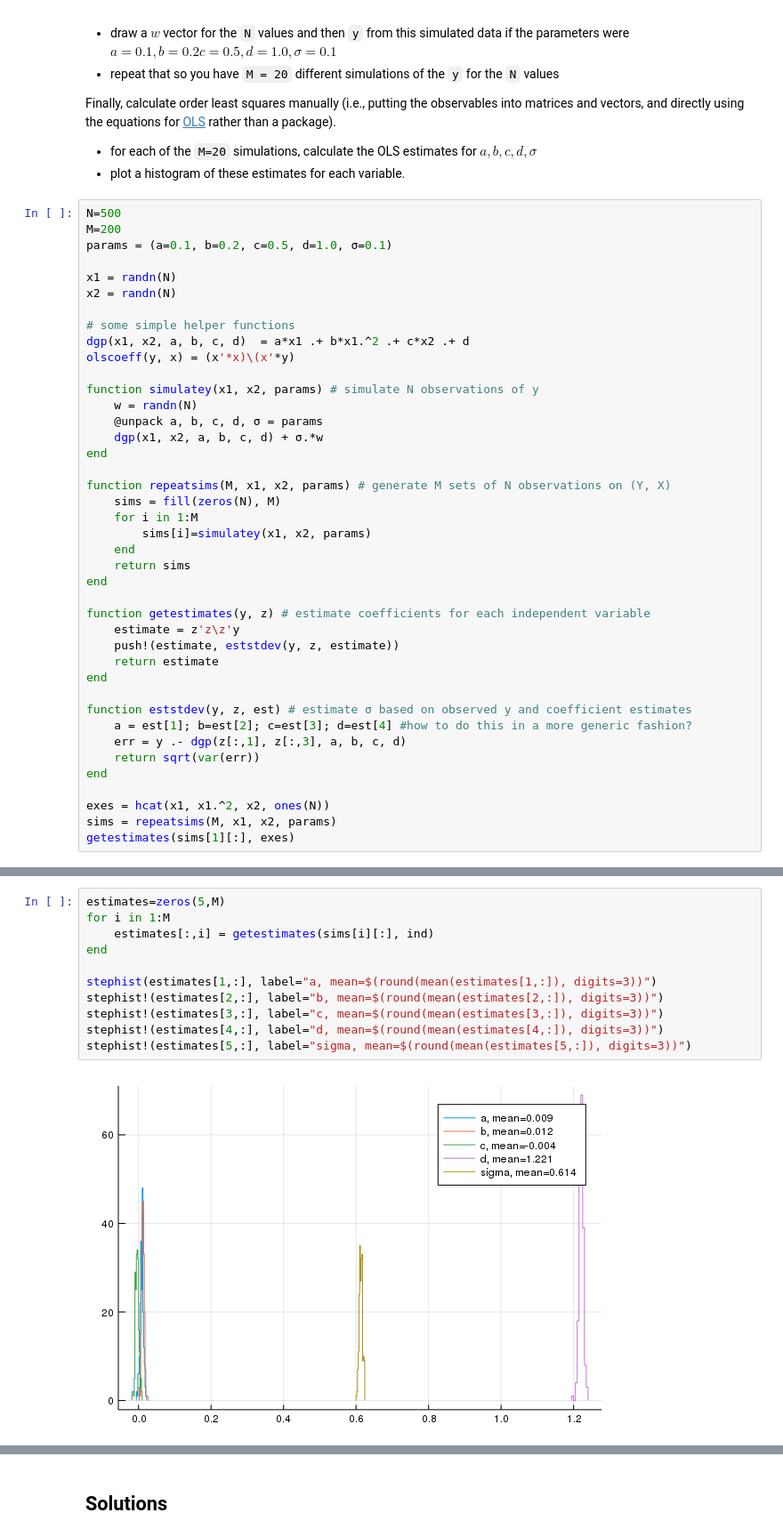
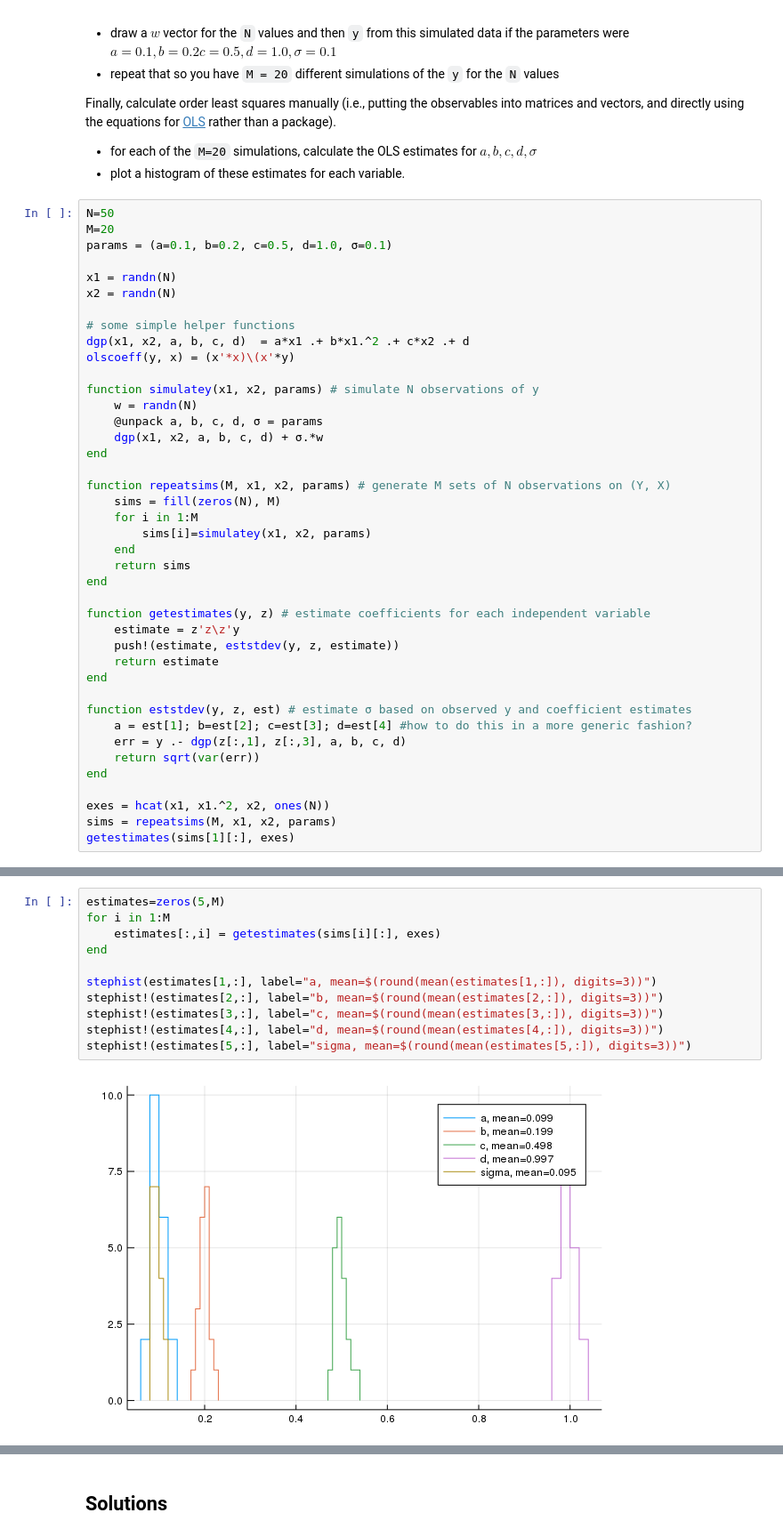
Before and after one commit to maxnorton/econ628, a Jupyter notebook: notebooks/max/assignment5/max_fundamental_types.ipynb, the cells around one changed output, grey strips where cells are left out. Shown: that part at 89% size. Drawn from its saved outputs; the diff is of its cells as text.

```diff
--- a/notebooks/max/assignment5/max_fundamental_types.ipynb
+++ b/notebooks/max/assignment5/max_fundamental_types.ipynb
@@ -1759,8 +1705,8 @@ Finally, calculate order least squares manually (i.e., putting the observables i
 - for each of the `M=20` simulations, calculate the OLS estimates for $ a, b, c, d, \sigma $
 - plot a histogram of these estimates for each variable.
 # %%
-N=500
-M=200
+N=50
+M=20
 params = (a=0.1, b=0.2, c=0.5, d=1.0, σ=0.1)
 
 x1 = randn(N)
@@ -1809,13 +1755,13 @@ getestimates(sims[1][:], exes)
 # %%
 estimates=zeros(5,M)
 for i in 1:M
-    estimates[:,i] = getestimates(sims[i][:], ind)
+    estimates[:,i] = getestimates(sims[i][:], exes)
 end
 
 stephist(estimates[1,:], label="a, mean=$(round(mean(estimates[1,:]), digits=3))")
 stephist!(estimates[2,:], label="b, mean=$(round(mean(estimates[2,:]), digits=3))")
 stephist!(estimates[3,:], label="c, mean=$(round(mean(estimates[3,:]), digits=3))")
 stephist!(estimates[4,:], label="d, mean=$(round(mean(estimates[4,:]), digits=3))")
 stephist!(estimates[5,:], label="sigma, mean=$(round(mean(estimates[5,:]), digits=3))")
 # %% [output]
-[figure, old version]
+[figure, new version]
```
Also changed, not shown: parts of 12 cells of this notebook, 1 other file.
